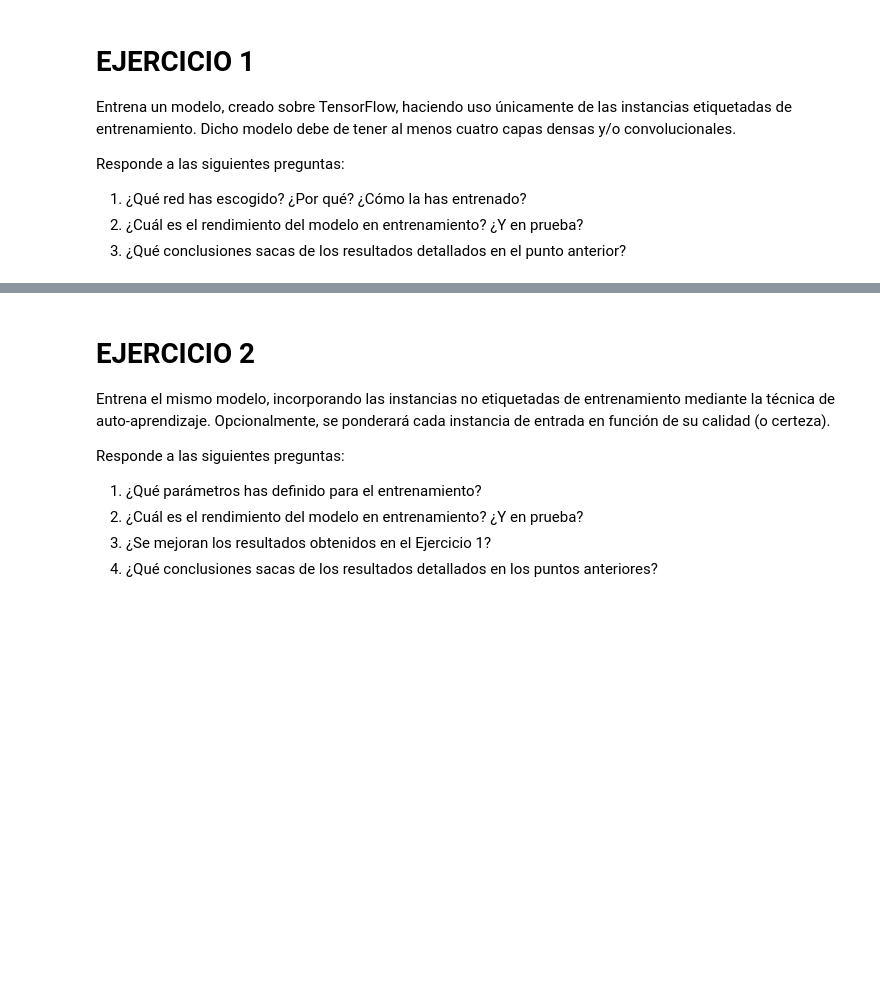
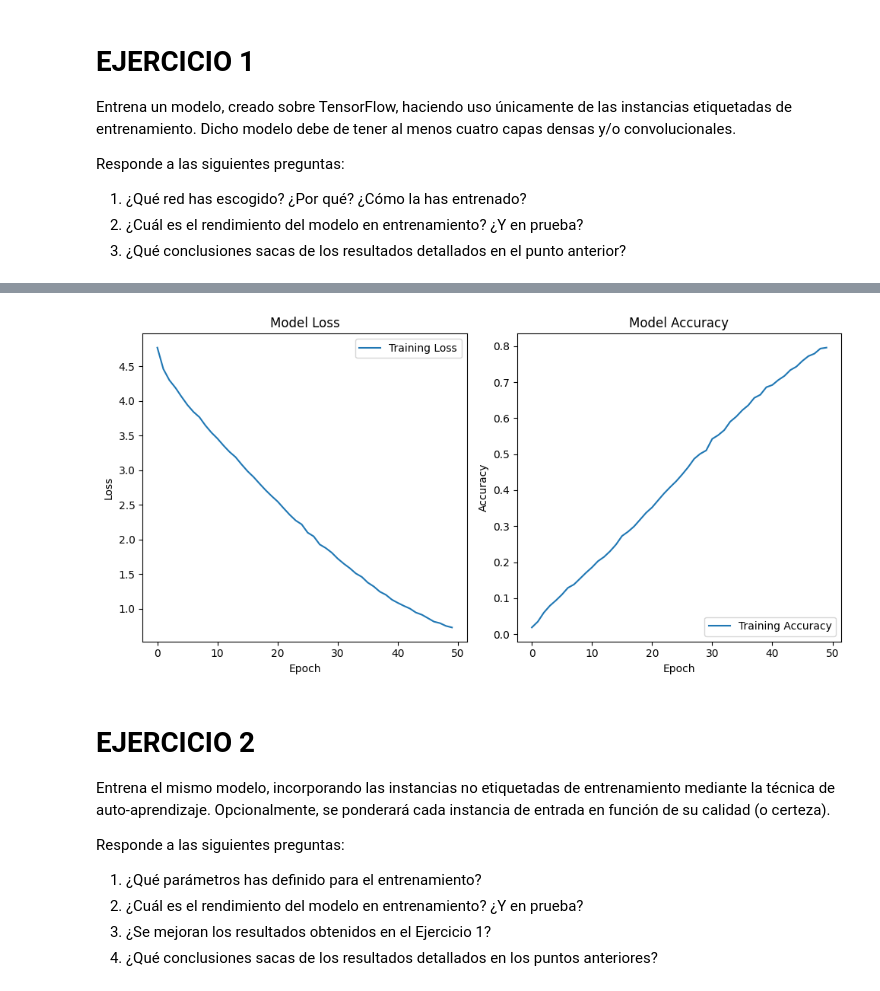
Before and after one commit to PepeRoConde/3year2sem, a Jupyter notebook: maai/p2/main_chantada.ipynb, the cells around one changed output, grey strips where cells are left out. Cells and saved outputs as stored; diff of their text form; code cells hidden in the pictures; blank space fills up the shorter version.

```diff
--- a/maai/p2/main_chantada.ipynb
+++ b/maai/p2/main_chantada.ipynb
@@ -4,0 +24,7 @@ __TODO__
+# %%
+train, test = DatasetProcess.load()
+(x_train_no_labeled, x_train_labeled, y_train_labeled), (x_test, y_test) = DatasetProcess.separate_data(train, test)
+# Verificar dimensiones correctas
+print(f"Train labeled shape: {x_train_labeled.shape}, {y_train_labeled.shape}")
+print(f"Train no label shape: {x_train_no_labeled.shape}")
+print(f"Test shape: {x_test.shape}, {y_test.shape}")
@@ -12,3 +42,6 @@ Responde a las siguientes preguntas:
 1. ¿Qué red has escogido? ¿Por qué? ¿Cómo la has entrenado?
 2. ¿Cuál es el rendimiento del modelo en entrenamiento? ¿Y en prueba?
 3. ¿Qué conclusiones sacas de los resultados detallados en el punto anterior?
+# %%
+model = ConvModel()
+history_conv = model.fit(x_train_labeled, y_train_labeled, epochs=50)
@@ -15,3 +87,7 @@ Responde a las siguientes preguntas:
+# %%
+model.plot(history_conv)
+# %% [output]
+[figure, added]
 # %% [markdown]
 # EJERCICIO 2
 
```
Also changed, not shown: parts of 9 cells of this notebook, 4 other files.
